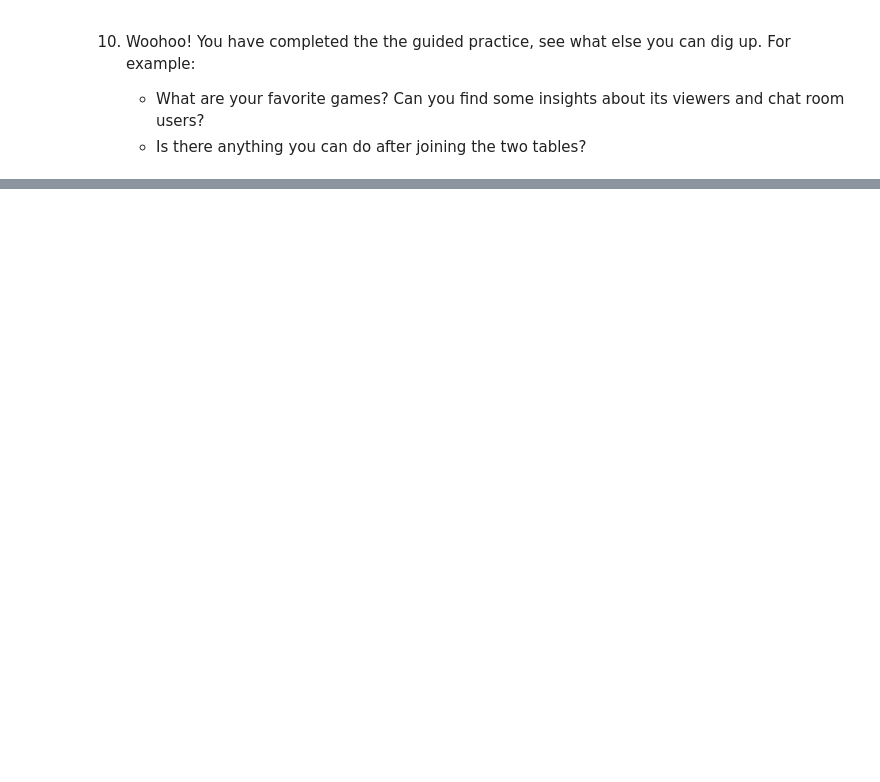
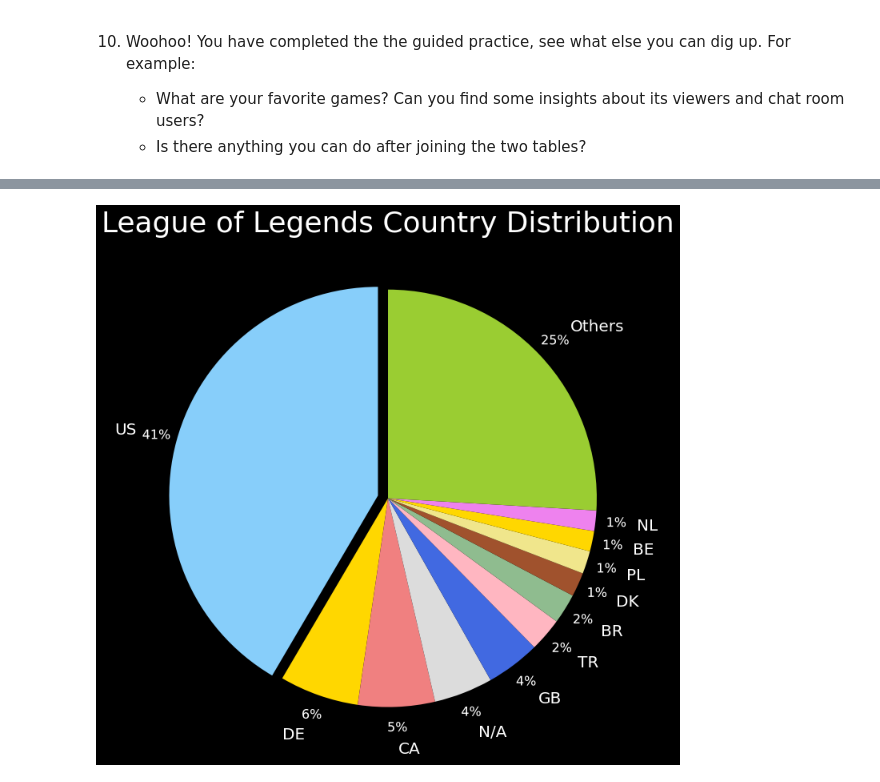
Before and after one commit to Klaynie/Learning-Python, a Jupyter notebook: Learning-Python/Codecademy/Twitch_Gaming_Data/twitch_gaming_data.ipynb, the cells around one changed output, grey strips where cells are left out. Saved outputs shown, nothing was run; the diff lists cells and outputs as text; code cells hidden in the pictures; blank space fills up the shorter version.

```diff
--- a/Learning-Python/Codecademy/Twitch_Gaming_Data/twitch_gaming_data.ipynb
+++ b/Learning-Python/Codecademy/Twitch_Gaming_Data/twitch_gaming_data.ipynb
@@ -366,0 +530,15 @@ merged_table.head()
+# %%
+import matplotlib.patheffects as PathEffects
+
+colors = ['lightskyblue', 'gold', 'lightcoral', 'gainsboro', 'royalblue', 'lightpink', 'darkseagreen', 'sienna', 'khaki', 'gold', 'violet', 'yellowgreen']
+explode = (0.05, 0, 0, 0, 0, 0, 0, 0, 0, 0, 0, 0)
+
+fig, ax = plt.subplots(figsize=(12,12), subplot_kw=dict(aspect="equal"))
+patches, texts, autotexts  = ax.pie(countries, explode=explode, labels=labels, autopct='%d%%', colors=colors, pctdistance=1.1, labeldistance=1.2, textprops={'fontsize': 20}, startangle=90)
+for autotext in autotexts:
+    autotext.set_path_effects([PathEffects.withStroke(linewidth=1, foreground='black')])
+    autotext.set_fontsize(16)
+ax.set_title("League of Legends Country Distribution", fontsize=36)
+plt.show()
+# %% [output]
+[figure, added]
```
Also changed, not shown: parts of 19 cells of this notebook.
